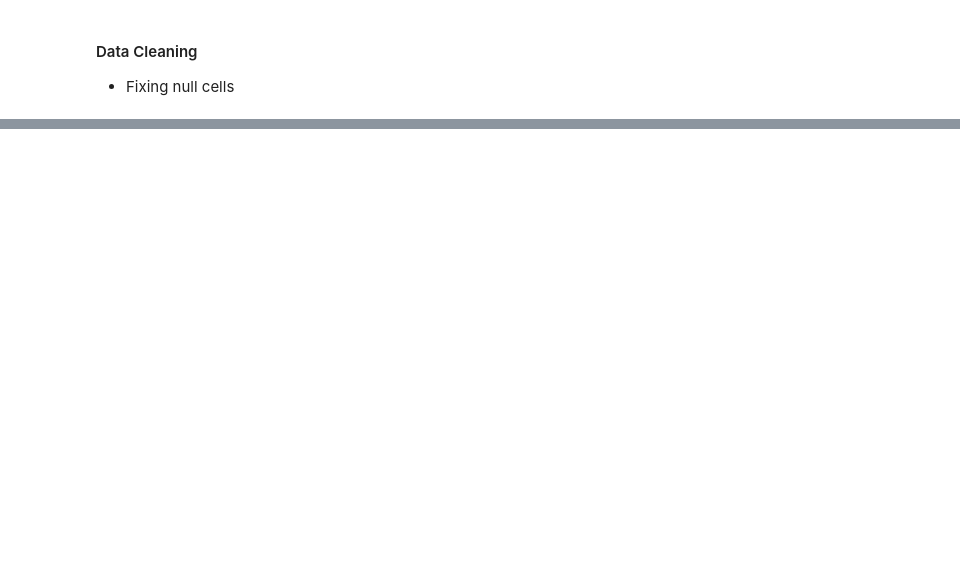
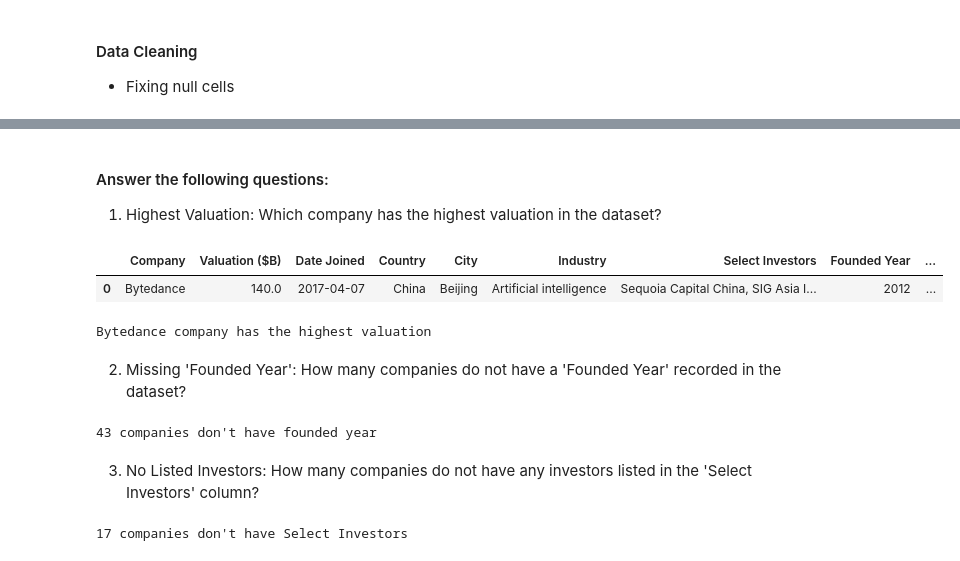
Before and after one commit to tasnimahmed11/dds_ai_residency, a Jupyter notebook: EDA/unicorn_companies_eda.ipynb, the cells around one changed output, grey strips where cells are left out. Cells and saved outputs as stored; diff of their text form; code cells hidden in the pictures; blank space fills up the shorter version.

```diff
--- a/EDA/unicorn_companies_eda.ipynb
+++ b/EDA/unicorn_companies_eda.ipynb
@@ -71,0 +202,25 @@ memory usage: 105.4+ KB
+# %% [markdown]
+#### Answer the following questions:
+
+1. Highest Valuation: Which company has the highest valuation in the dataset?
+# %%
+df.nlargest(1, 'Valuation ($B)')
+# %% [output]
+|  | Company | Valuation ($B) | Date Joined | Country | City | Industry | Select Investors | Founded Year | ... |
+| 0 | Bytedance | 140.0 | 2017-04-07 | China | Beijing | Artificial intelligence | Sequoia Capital China, SIG Asia I... | 2012 | ... |
+# %%
+print("{} company has the highest valuation".format(df.nlargest(1, 'Valuation ($B)')['Company'].values[0]))
+# %% [output]
+Bytedance company has the highest valuation
+# %% [markdown]
+2. Missing 'Founded Year': How many companies do not have a 'Founded Year' recorded in the dataset?
+# %%
+print(df["Founded Year"].isin([0]).sum(), "companies don't have founded year")
+# %% [output]
+43 companies don't have founded year
+# %% [markdown]
+3. No Listed Investors: How many companies do not have any investors listed in the 'Select Investors' column?
+# %%
+print(df["Select Investors"].isin(["Unknown"]).sum(), "companies don't have Select Investors")
+# %% [output]
+17 companies don't have Select Investors
```
Also changed, not shown: parts of 41 cells of this notebook, 2 other files.
